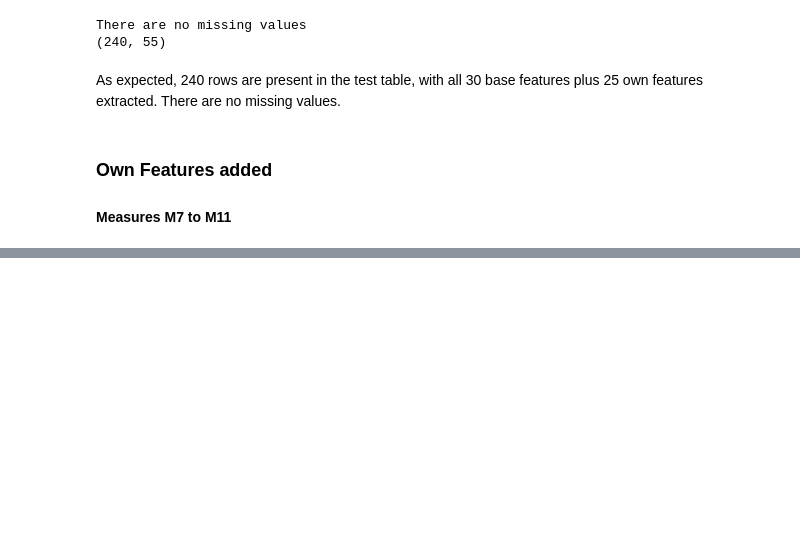
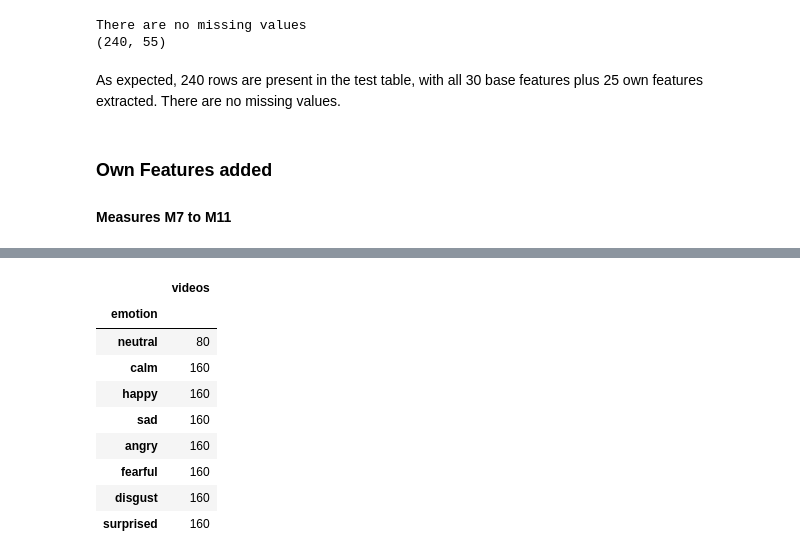
Before and after one commit to migasantunes/Emotion_Recognition, a Jupyter notebook: notebooks/03_features.ipynb, the cells around one changed output, grey strips where cells are left out. Cells and saved outputs as stored; diff of their text form; code cells hidden in the pictures; blank space fills up the shorter version.

```diff
--- a/notebooks/03_features.ipynb
+++ b/notebooks/03_features.ipynb
@@ -143,0 +153,19 @@ As expected, 240 rows are present in the test table, with all 30 base features p
+# %%
+table_33 = dev_table_own.reset_index()  # actor and emotion become columns
+table_33["emotion"] = table_33["emotion"].map(cfg.EMOTIONS)  # 1..8 -> names
+
+order = list(cfg.EMOTIONS.values())  # same order (and colour) in every panel
+features_33 = ["own_M7_mean", "own_M9_mean", "own_M10_mean", "own_M11_mean", "M1_mean", "M1_vel"]
+
+table_33["emotion"].value_counts().loc[order].to_frame("videos")
+# %% [output]
+|  | videos |
+| emotion |  |
+| neutral | 80 |
+| calm | 160 |
+| happy | 160 |
+| sad | 160 |
+| angry | 160 |
+| fearful | 160 |
+| disgust | 160 |
+| surprised | 160 |
```
Also changed, not shown: parts of 9 cells of this notebook.
